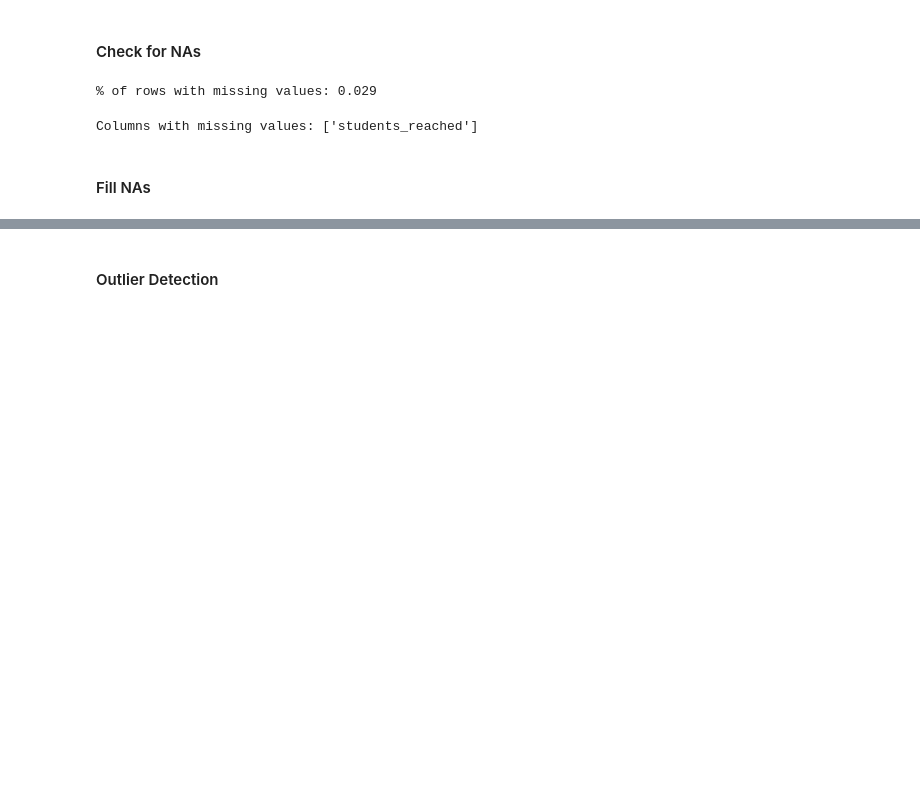
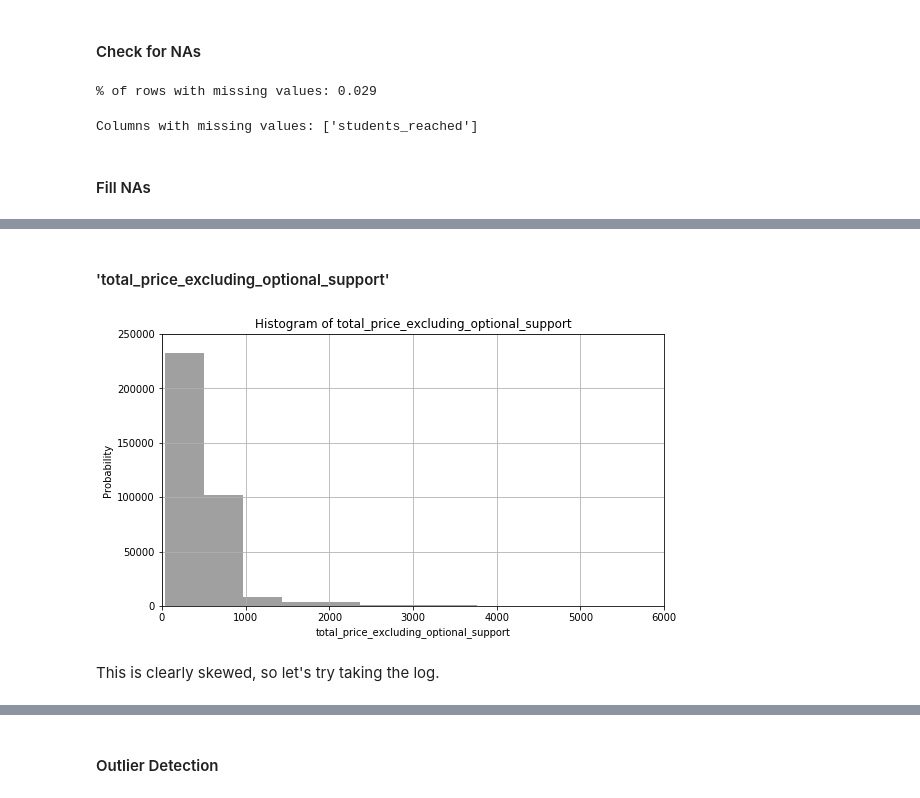
Before and after one commit to rosegao/CAPP-30254-Machine-Learning, a Jupyter notebook: HW3/ML Pipeline.ipynb, the cells around one changed output, grey strips where cells are left out. Drawn from its saved outputs; the diff is of its cells as text; code cells hidden in the pictures; blank space fills up the shorter version.

```diff
--- a/HW3/ML Pipeline.ipynb
+++ b/HW3/ML Pipeline.ipynb
@@ -176,0 +203,8 @@ df = fill_na_with_zero(df)
+# %% [markdown]
+#### 'total_price_excluding_optional_support'
+# %%
+histogram(df, 'total_price_excluding_optional_support', bins=300, xmin=0, xmax=6000, ymin=0, ymax=250000)
+# %% [output]
+[figure, added]
+# %% [markdown]
+This is clearly skewed, so let's try taking the log.
```
Also changed, not shown: parts of 56 cells of this notebook.
